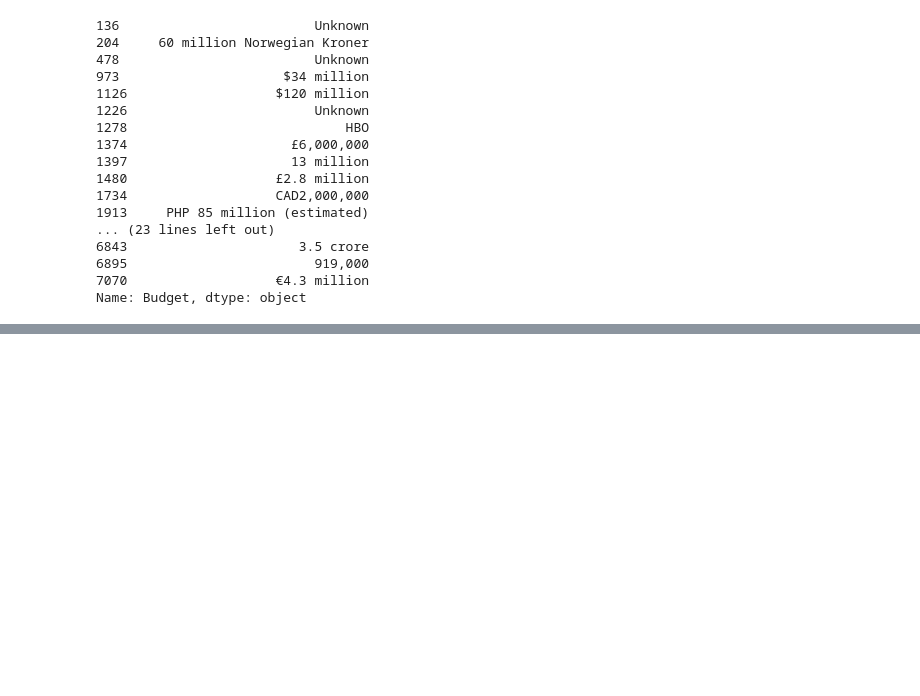
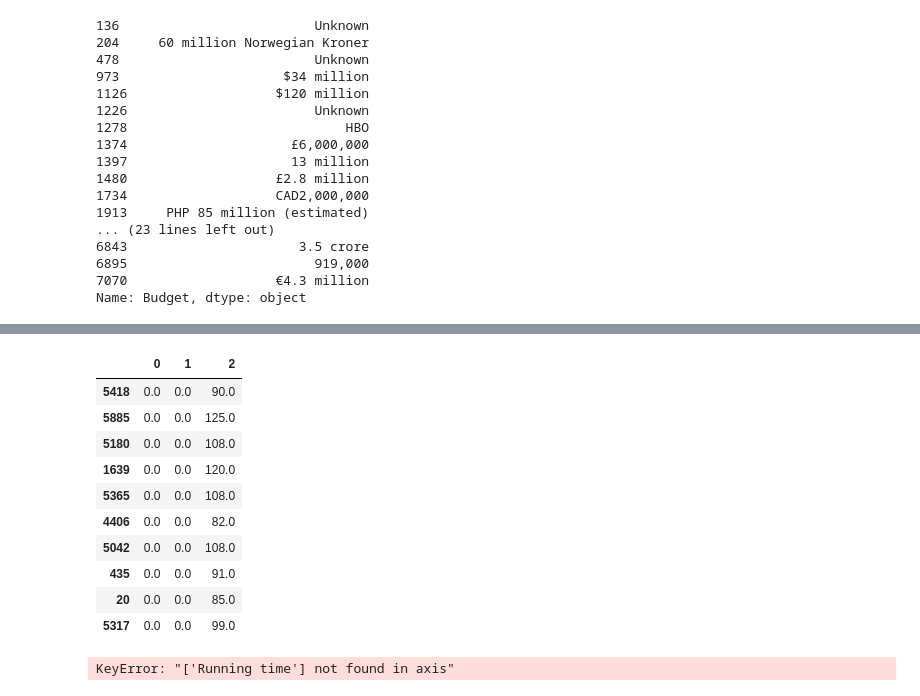
Before and after one commit to UnixBear/DataScience_Bootcamp, a Jupyter notebook: Rutgers_Data_Science/wiki_movies/wikimovies.ipynb, the cells around one changed output, grey strips where cells are left out. Saved outputs shown, nothing was run; the diff lists cells and outputs as text; code cells hidden in the pictures; blank space fills up the shorter version.

```diff
--- a/Rutgers_Data_Science/wiki_movies/wikimovies.ipynb
+++ b/Rutgers_Data_Science/wiki_movies/wikimovies.ipynb
@@ -221,0 +202,37 @@ budget.str.extract(f'({formOne}|{formTwo})', flags=re.IGNORECASE)
+# %%
+# forms to parse:
+# 1) full month name + (one or two digit days) + possible comma + four digit year i.e. December 25, 2022
+# 2) four digit year + two digit month + two digit day + a symbol seperator i.e. (2022/12/25)
+# 3) full month name + four digit year i.e. December 2022
+# 4) four digit year i.e. 2022
+'''
+dateFormOne = re.compile(r'(?:January|February|March|April|May|June|July|August|September|October|November|December)\s[123]?\d,\s\d{4}', flags=re.IGNORECASE)
+dateFormTwo = re.compile(r'\d{4}.[01]\d.[0123]\d', flags=re.IGNORECASE)
+dateFormThree = re.compile(r'(?:January|February|March|April|May|June|July|August|September|October|November|December)\s\d{4}', flags=re.IGNORECASE)
+dateFormFour = re.compile(r'\d{4}', flags=re.IGNORECASE)
+
+temp = "December 25, 2022"
+temp2 = "2022/12/25"
+temp3 = "December 2022"
+temp4 = "2022"
+tempList = [temp, temp2, temp3, temp4]
+def checkForm(strlist):
+    results = []
+    for item in strlist:
+        if dateFormOne.match(item):
+            results.append((item, dateFormOne.match(item)))
+        elif dateFormTwo.match(item):
+            results.append((item, dateFormTwo.match(item)))
+        elif dateFormTwo.match(item):
+            results.append((item, dateFormThree.match(item)))
+        elif dateFormTwo.match(item):
+            results.append((item, dateFormFour.match(item)))
+    return results
+print(checkForm(tempList))
+'''
+dateFormOne = r'(?:January|February|March|April|May|June|July|August|September|October|November|December)\s[123]?\d,\s\d{4}'
+dateFormTwo = r'\d{4}.[01]\d.[0123]\d'
+dateFormThree = r'(?:January|February|March|April|May|June|July|August|September|October|November|December)\s\d{4}'
+dateFormFour = r'\d{4}'
+wikiMoviesDF['releaseDate'] = pd.to_datetime(releaseDate.str.extract(f'({dateFormOne}|{dateFormTwo}|{dateFormThree}|{dateFormFour})', flags=re.IGNORECASE)[0], infer_datetime_format=True)
+wikiMoviesDF['releaseDate']
@@ -221,0 +252,3 @@ budget.str.extract(f'({formOne}|{formTwo})', flags=re.IGNORECASE)
+# %%
+runningTime = wikiMoviesDF['Running time'].dropna().apply(lambda x: ' '.join(x) if type(x) == list else x)
+runningTime.str.contains(r'^\d*\s*[mM]inutes$', flags=re.IGNORECASE, na=False).sum()
@@ -221,0 +297,21 @@ budget.str.extract(f'({formOne}|{formTwo})', flags=re.IGNORECASE)
+# %%
+runningTimeExtract = runningTime.str.extract(r'(\d+)\s*ho?u?r?s?\s*(\d*)|(\d+)\s*m')
+runningTimeExtract = runningTimeExtract.apply(lambda col: pd.to_numeric(col, errors='coerce')).fillna(0)
+runningTimeExtract.sample(n=10)
+# %% [output]
+|  | 0 | 1 | 2 |
+| 5418 | 0.0 | 0.0 | 90.0 |
+| 5885 | 0.0 | 0.0 | 125.0 |
+| 5180 | 0.0 | 0.0 | 108.0 |
+| 1639 | 0.0 | 0.0 | 120.0 |
+| 5365 | 0.0 | 0.0 | 108.0 |
+| 4406 | 0.0 | 0.0 | 82.0 |
+| 5042 | 0.0 | 0.0 | 108.0 |
+| 435 | 0.0 | 0.0 | 91.0 |
+| 20 | 0.0 | 0.0 | 85.0 |
+| 5317 | 0.0 | 0.0 | 99.0 |
+# %%
+wikiMoviesDF['runningTime'] = runningTimeExtract.apply(lambda row: row[0]*60 + row[1] if row[2]==0 else row[2], axis=1)
+wikiMoviesDF.drop('Running time', axis=1, inplace=True)
+# %% [output]
+KeyError: "['Running time'] not found in axis"
```
Also changed, not shown: parts of 19 cells of this notebook.
